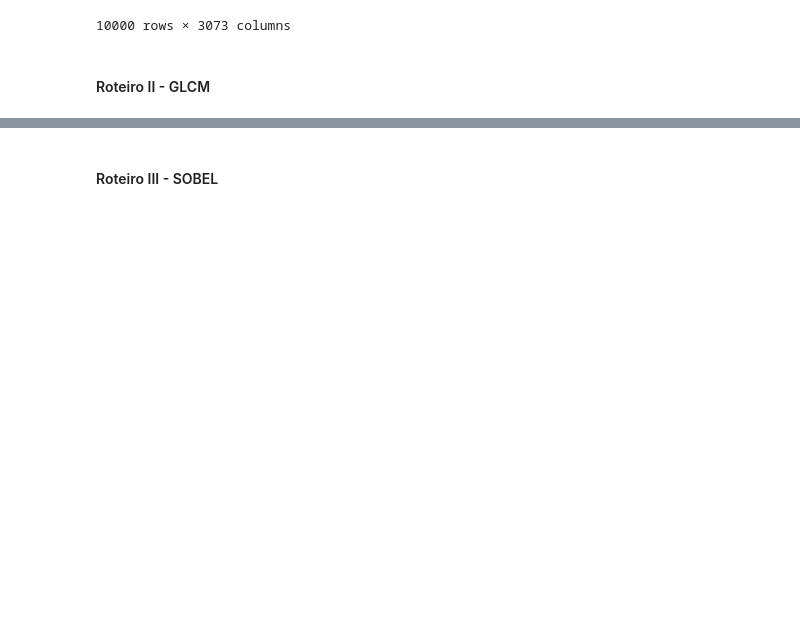
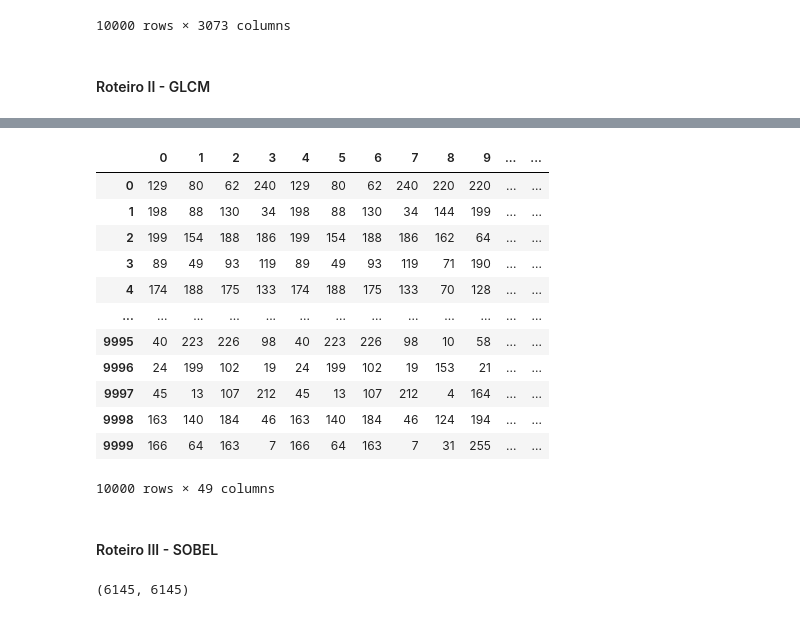
Before and after one commit to LaisBastos/ComputacaoVisual, a Jupyter notebook: Pratica02.ipynb, the cells around one changed output, grey strips where cells are left out. Cells and saved outputs as stored; diff of their text form; code cells hidden in the pictures; blank space fills up the shorter version.

```diff
--- a/Pratica02.ipynb
+++ b/Pratica02.ipynb
@@ -466,44 +448,44 @@ with h5py.File("GLCMtrain.h5", 'w') as hdf:
 # %%
 #GLCM test
 
-Hist = []
+Histt = []
 
 for i, image in enumerate(CatsTestHist):
     GLCMtest = greycomatrix(image, [1], [0, np.pi/4, np.pi/2, (3*np.pi)/4, np.pi, (5*np.pi)/4, (3*np.pi)/2, (7*np.pi)/4])
     GLCMfeature = greycoprops(GLCMtest, prop='contrast').reshape(1, -1)
     for number in GLCMfeature:
-        Hist.insert(i, number)
+        Histt.insert(i, number)
 for i, image in enumerate(DogsTestHist):
     GLCMtest = greycomatrix(image, [1], [0, np.pi/4, np.pi/2, (3*np.pi)/4, np.pi, (5*np.pi)/4, (3*np.pi)/2, (7*np.pi)/4])
     GLCMfeature = greycoprops(GLCMtest, prop='contrast').reshape(1, -1)
     for number in GLCMfeature:
-        Hist.insert(i, number)
+        Histt.insert(i, number)
 
-Gamma01 = []
+Gamma01t = []
 
 for i, image in enumerate(CatsTestGamma01):
     GLCMtest = greycomatrix(image, [1], [0, np.pi/4, np.pi/2, (3*np.pi)/4, np.pi, (5*np.pi)/4, (3*np.pi)/2, (7*np.pi)/4])
     GLCMfeature = greycoprops(GLCMtest, prop='contrast').reshape(1, -1)
     for number in GLCMfeature:
-        Gamma01.insert(i, number)
+        Gamma01t.insert(i, number)
 for i, image in enumerate(DogsTestGamma02):
     GLCMtest = greycomatrix(image, [1], [0, np.pi/4, np.pi/2, (3*np.pi)/4, np.pi, (5*np.pi)/4, (3*np.pi)/2, (7*np.pi)/4])
     GLCMfeature = greycoprops(GLCMtest, prop='contrast').reshape(1, -1)
     for number in GLCMfeature:
-        Gamma01.insert(i, number)
+        Gamma01t.insert(i, number)
 
-Gamma02 = []
+Gamma02t = []
 
 for i, image in enumerate(CatsTestGamma02):
     GLCMtest = greycomatrix(image, [1], [0, np.pi/4, np.pi/2, (3*np.pi)/4, np.pi, (5*np.pi)/4, (3*np.pi)/2, (7*np.pi)/4])
     GLCMfeature = greycoprops(GLCMtest, prop='contrast').reshape(1, -1)
     for number in GLCMfeature:
-        Gamma02.insert(i, number)
+        Gamma02t.insert(i, number)
 for i, image in enumerate(DogsTestGamma02):
     GLCMtest = greycomatrix(image, [1], [0, np.pi/4, np.pi/2, (3*np.pi)/4, np.pi, (5*np.pi)/4, (3*np.pi)/2, (7*np.pi)/4])
     GLCMfeature = greycoprops(GLCMtest, prop='contrast').reshape(1, -1)
     for number in GLCMfeature:
-        Gamma02.insert(i, number)
+        Gamma02t.insert(i, number)
 
 Gamma03 = []
 
@@ -564,3 +567,20 @@ with h5py.File("GLCMtest.h5", 'w') as hdf:
+# %%
+GLCMTest = DataFrame(GLCMTest)
+GLCMTest
+# %% [output]
+|  | 0 | 1 | 2 | 3 | 4 | 5 | 6 | 7 | 8 | 9 | ... | ... |
+| 0 | 129 | 80 | 62 | 240 | 129 | 80 | 62 | 240 | 220 | 220 | ... | ... |
+| 1 | 198 | 88 | 130 | 34 | 198 | 88 | 130 | 34 | 144 | 199 | ... | ... |
+| 2 | 199 | 154 | 188 | 186 | 199 | 154 | 188 | 186 | 162 | 64 | ... | ... |
+| 3 | 89 | 49 | 93 | 119 | 89 | 49 | 93 | 119 | 71 | 190 | ... | ... |
+| 4 | 174 | 188 | 175 | 133 | 174 | 188 | 175 | 133 | 70 | 128 | ... | ... |
+| ... | ... | ... | ... | ... | ... | ... | ... | ... | ... | ... | ... | ... |
+| 9995 | 40 | 223 | 226 | 98 | 40 | 223 | 226 | 98 | 10 | 58 | ... | ... |
+| 9996 | 24 | 199 | 102 | 19 | 24 | 199 | 102 | 19 | 153 | 21 | ... | ... |
+| 9997 | 45 | 13 | 107 | 212 | 45 | 13 | 107 | 212 | 4 | 164 | ... | ... |
+| 9998 | 163 | 140 | 184 | 46 | 163 | 140 | 184 | 46 | 124 | 194 | ... | ... |
+| 9999 | 166 | 64 | 163 | 7 | 166 | 64 | 163 | 7 | 31 | 255 | ... | ... |
+10000 rows × 49 columns
 # %% [markdown]
 #### Roteiro III - SOBEL
 # %%
@@ -759,3 +779,7 @@ for i, rows in enumerate(SOBELTest):
 # %%
 with h5py.File("SOBELtest.h5", 'w') as hdf:
     hdf.create_dataset('datasetTestSOBEL', data = SOBELTest)
+# %%
+len(SOBELTrain[0]), len(SOBELTest[0])
+# %% [output]
+(6145, 6145)
```
Also changed, not shown: parts of 13 cells of this notebook, 2 other files.
